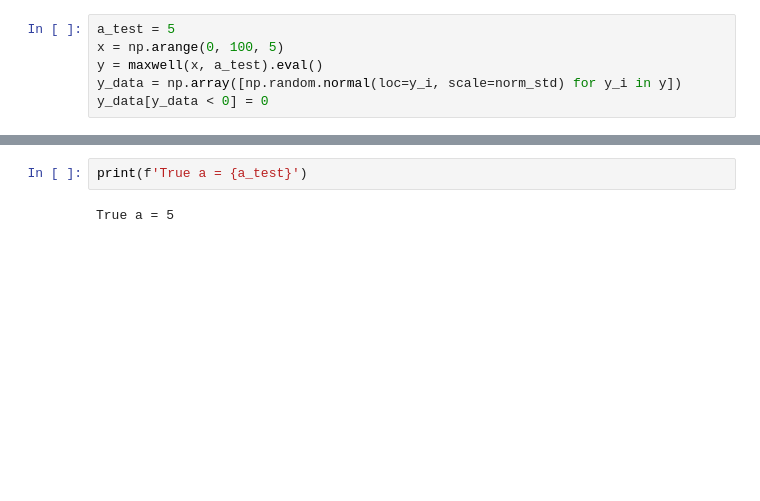
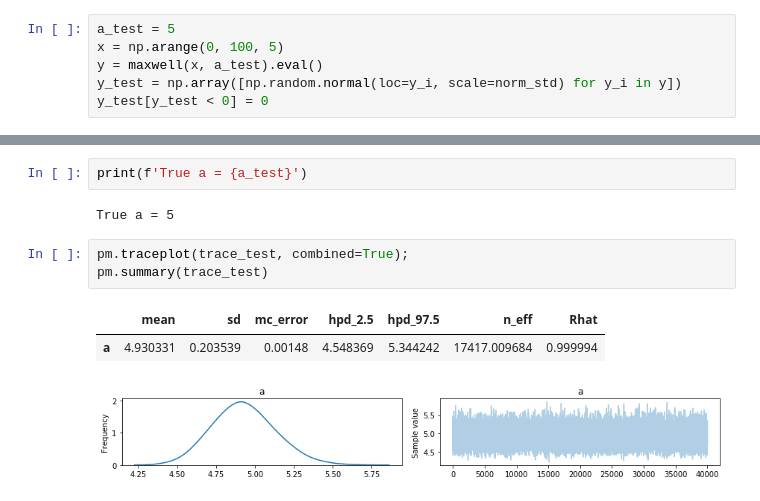
Before and after one commit to mshumko/ac6_microburst_scale_sizes, a Jupyter notebook: models/mcmc_microburst_pdf.ipynb, the cells around one changed output, grey strips where cells are left out. Cells and saved outputs as stored; diff of their text form; blank space fills up the shorter version.

```diff
--- a/models/mcmc_microburst_pdf.ipynb
+++ b/models/mcmc_microburst_pdf.ipynb
@@ -60,5 +84,5 @@ Now run the MCMC model to fit the test PDF.
 a_test = 5
 x = np.arange(0, 100, 5)
 y = maxwell(x, a_test).eval()
-y_data = np.array([np.random.normal(loc=y_i, scale=norm_std) for y_i in y])
-y_data[y_data < 0] = 0
+y_test = np.array([np.random.normal(loc=y_i, scale=norm_std) for y_i in y])
+y_test[y_test < 0] = 0
@@ -75,3 +99,10 @@ Now validate this model to check if it did the right thing!
 print(f'True a = {a_test}')
 # %% [output]
 True a = 5
+# %%
+pm.traceplot(trace_test, combined=True);
+pm.summary(trace_test)
+# %% [output]
+|  | mean | sd | mc_error | hpd_2.5 | hpd_97.5 | n_eff | Rhat |
+| a | 4.930331 | 0.203539 | 0.00148 | 4.548369 | 5.344242 | 17417.009684 | 0.999994 |
+[figure, added]
```
Also changed, not shown: parts of 29 cells of this notebook, 2 other files.
